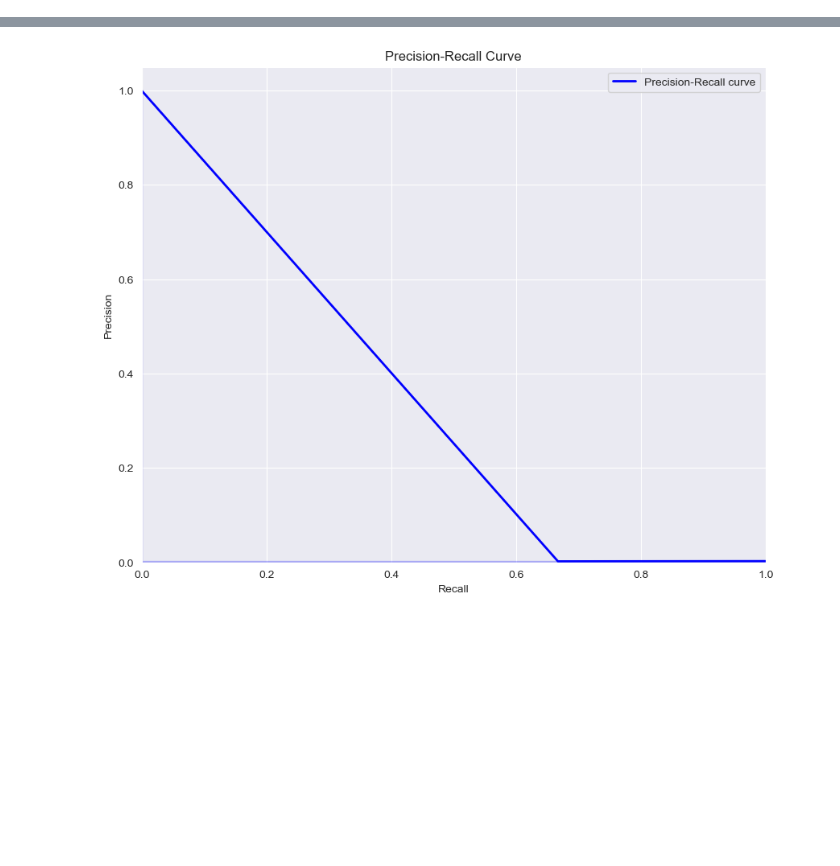
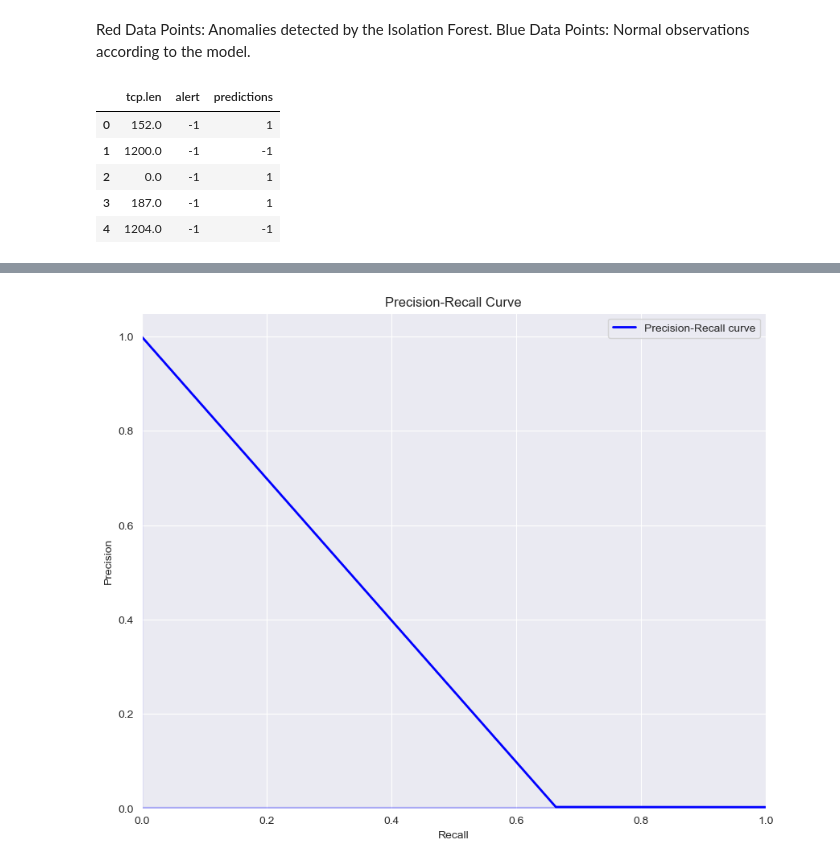
Before and after one commit to tnzmnjm/network-traffic-anomaly-detection, a Jupyter notebook: dailies/day_10.ipynb, the cells around one changed output, grey strips where cells are left out. Cells and saved outputs as stored; diff of their text form; code cells hidden in the pictures; blank space fills up the shorter version.

```diff
--- a/dailies/day_10.ipynb
+++ b/dailies/day_10.ipynb
@@ -150,0 +118,12 @@ plt.show()
+# %% [markdown]
+Red Data Points: Anomalies detected by the Isolation Forest.
+Blue Data Points: Normal observations according to the model.
+# %%
+sub_df_original.head(5)
+# %% [output]
+|  | tcp.len | alert | predictions |
+| 0 | 152.0 | -1 | 1 |
+| 1 | 1200.0 | -1 | -1 |
+| 2 | 0.0 | -1 | 1 |
+| 3 | 187.0 | -1 | 1 |
+| 4 | 1204.0 | -1 | -1 |
```
Also changed, not shown: parts of 17 cells of this notebook.
